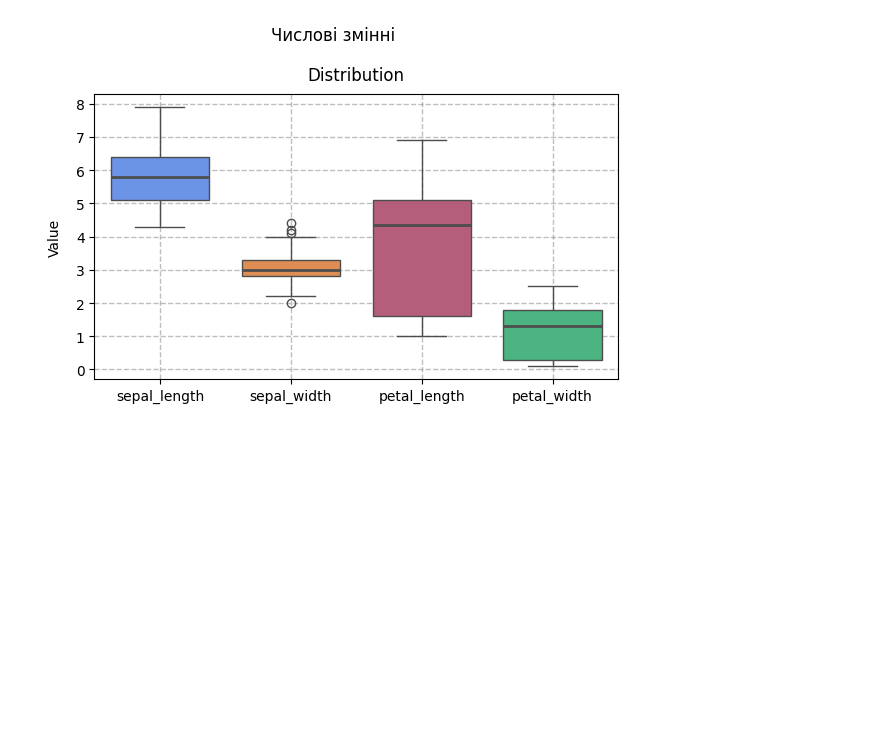
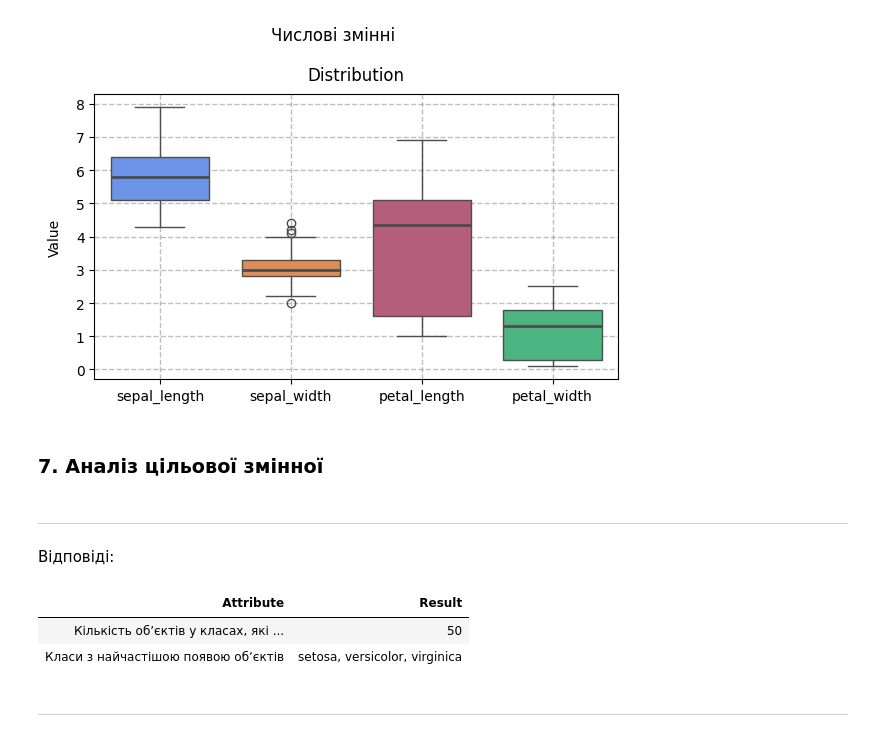
Before and after one commit to BogdanPinchuk/DataScience-PBY_HW9, a Jupyter notebook: Bohdan_Pinchuk_DS_HW9.ipynb, the cells around one changed output. Drawn from its saved outputs; the diff is of its cells as text; code cells hidden in the pictures; blank space fills up the shorter version.

```diff
--- a/Bohdan_Pinchuk_DS_HW9.ipynb
+++ b/Bohdan_Pinchuk_DS_HW9.ipynb
@@ -955,3 +935,34 @@ display(Markdown(f"""
+# %%
+# 7. Аналіз цільової змінної
+
+# Input data
+
+# Solution
+display(Markdown(f"""
+### 7. Аналіз цільової змінної
+"""))
+
+max_hit_rate = max(sorted_class_count)
+classes_df = iris[target_value].value_counts().to_frame()
+list_classes = classes_df[classes_df['count'] >= max_hit_rate].index.tolist()
+
+rp = Reporter()
+rp.add_item("Кількість обʼєктів у класах, які зʼявляється найчастіше", str(max_hit_rate))
+rp.add_item("Класи з найчастішою появою обʼєктів", str(',\n'.join(list_classes)))
+
+display(Markdown(f"""
+---
+Відповіді:"""), rp.get_pd_report(), Markdown("---"))
+# %% [output]
+
+### 7. Аналіз цільової змінної
+
+---
+Відповіді:
+| Attribute | Result |
+| Кількість обʼєктів у класах, які ... | 50 |
+| Класи з найчастішою появою обʼєктів | setosa, versicolor, virginica |
+---
 # %%
 # Graphic results - Box Plot
 
```
Also changed, not shown: parts of 2 cells of this notebook.
